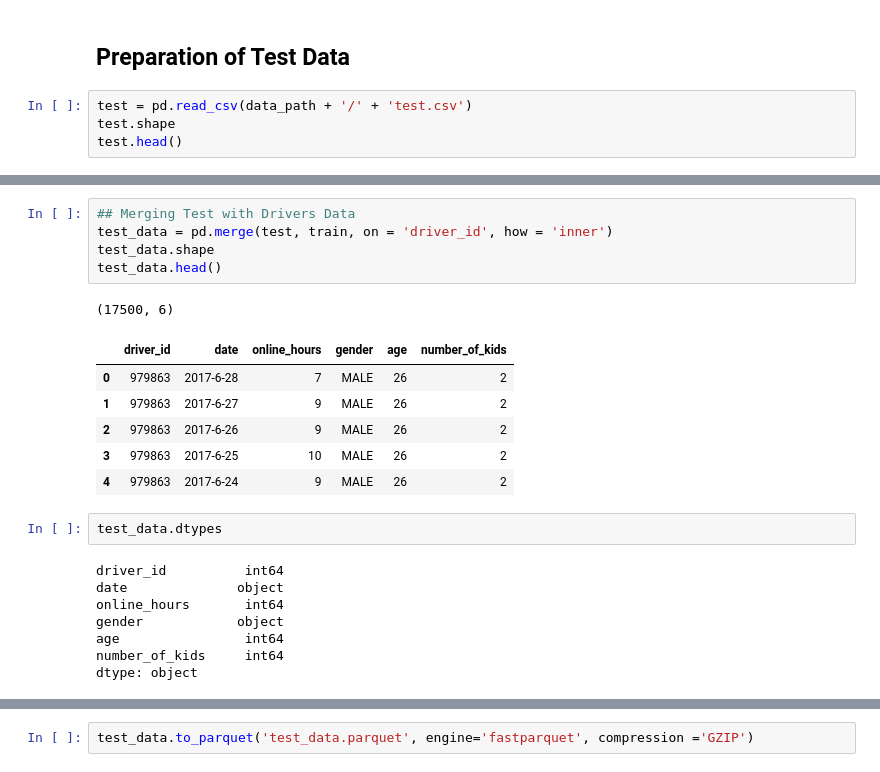
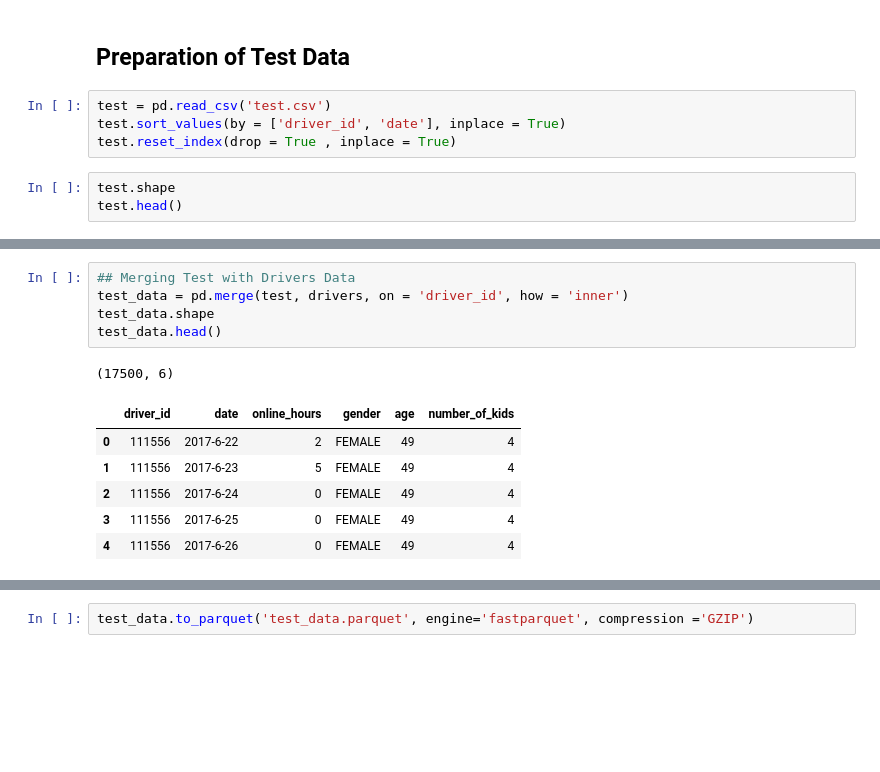
Before and after one commit to vikiitkgp/vikiitkgp.github.io, a Jupyter notebook: Case Study/Data_Preparation.ipynb, the cells around one changed output, grey strips where cells are left out. Saved outputs shown, nothing was run; the diff lists cells and outputs as text; blank space fills up the shorter version.

Commit message:
Improved data preparation with more features

```diff
--- a/Case Study/Data_Preparation.ipynb
+++ b/Case Study/Data_Preparation.ipynb
@@ -204,8 +206,11 @@ with sns.axes_style(style='ticks'):
 train_data.to_parquet('train_data.parquet', engine='fastparquet', compression ='GZIP')
 # %% [markdown]
 ## Preparation of Test Data
+# %%
+test = pd.read_csv('test.csv')
+test.sort_values(by = ['driver_id', 'date'], inplace = True)
+test.reset_index(drop = True , inplace = True)
 # %%
-test = pd.read_csv(data_path + '/' + 'test.csv')
 test.shape
 test.head()
 # %% [output]
@@ -219,23 +233,13 @@ test.head()
 # %%
 ## Merging Test with Drivers Data
-test_data = pd.merge(test, train, on = 'driver_id', how = 'inner')
+test_data = pd.merge(test, drivers, on = 'driver_id', how = 'inner')
 test_data.shape
 test_data.head()
 # %% [output]
 (17500, 6)
 |  | driver_id | date | online_hours | gender | age | number_of_kids |
-| 0 | 979863 | 2017-6-28 | 7 | MALE | 26 | 2 |
-| 1 | 979863 | 2017-6-27 | 9 | MALE | 26 | 2 |
-| 2 | 979863 | 2017-6-26 | 9 | MALE | 26 | 2 |
-| 3 | 979863 | 2017-6-25 | 10 | MALE | 26 | 2 |
-| 4 | 979863 | 2017-6-24 | 9 | MALE | 26 | 2 |
+| 0 | 111556 | 2017-6-22 | 2 | FEMALE | 49 | 4 |
+| 1 | 111556 | 2017-6-23 | 5 | FEMALE | 49 | 4 |
+| 2 | 111556 | 2017-6-24 | 0 | FEMALE | 49 | 4 |
+| 3 | 111556 | 2017-6-25 | 0 | FEMALE | 49 | 4 |
+| 4 | 111556 | 2017-6-26 | 0 | FEMALE | 49 | 4 |
-# %%
-test_data.dtypes
-# %% [output]
-driver_id          int64
-date              object
-online_hours       int64
-gender            object
-age                int64
-number_of_kids     int64
-dtype: object
```
Also changed, not shown: parts of 12 cells of this notebook, 2 other files.
